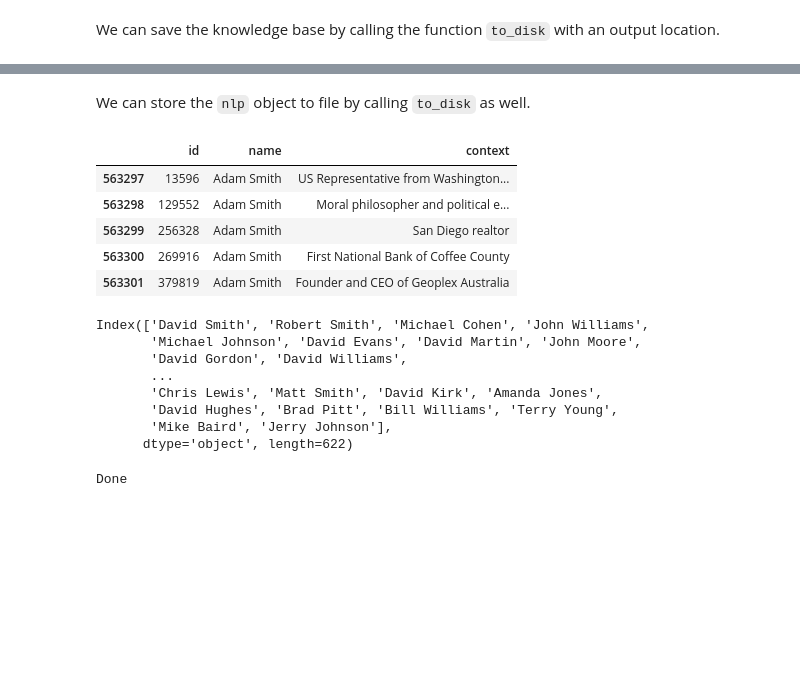
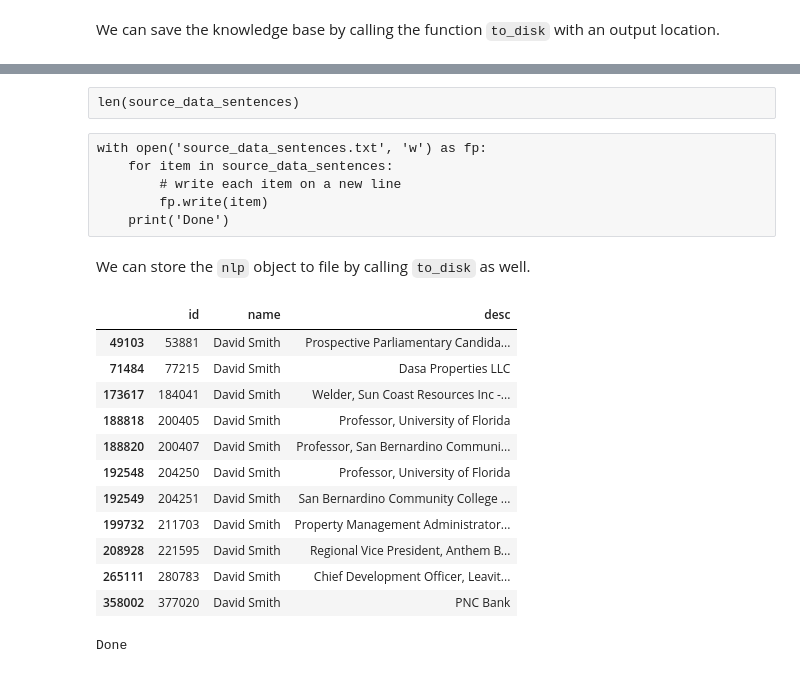
Before and after one commit to guardian/jai_2022_sandbox, a Jupyter notebook: el_notebook.ipynb, the cells around one changed output, grey strips where cells are left out. Saved outputs shown, nothing was run; the diff lists cells and outputs as text; code cells hidden in the pictures; blank space fills up the shorter version.

Commit message:
merging open sanctions to lilsis

```diff
--- a/el_notebook.ipynb
+++ b/el_notebook.ipynb
@@ -47,7 +47,7 @@ The first step to perform Entity Linking, is to set up a knowledge base that con
 # %%
 import pandas as pd
 # %%
-kb_data=pd.read_csv('lilsis_kb.csv',index_col=0)
+kb_data=pd.read_csv('kb_datasets/kb_entities_lilsis.csv',index_col=0)
 # %%
 kb_data.shape
 # %% [output]
@@ -55,3 +55,5 @@ kb_data.shape
+# %%
+kb_data=kb_data[['id','name','desc']]
 # %%
 ## Generate synthetic aliases
 # %%
@@ -198,3 +199,11 @@ Done
+# %% [raw]
+len(source_data_sentences)
+# %% [raw]
+with open('source_data_sentences.txt', 'w') as fp:
+    for item in source_data_sentences:
+        # write each item on a new line
+        fp.write(item)
+    print('Done')
 # %%
 # change the directory and file names to whatever you like
 import os
@@ -209,23 +218,20 @@ nlp.to_disk(output_dir / "my_nlp")
 # %%
-kb_data[kb_data['name']=='Adam Smith']
+kb_data[kb_data['name']=='David Smith']
 # %% [output]
-|  | id | name | context |
-| 563297 | 13596 | Adam Smith | US Representative from Washington... |
-| 563298 | 129552 | Adam Smith | Moral philosopher and political e... |
-| 563299 | 256328 | Adam Smith | San Diego realtor |
-| 563300 | 269916 | Adam Smith | First National Bank of Coffee County |
-| 563301 | 379819 | Adam Smith | Founder and CEO of Geoplex Australia |
+|  | id | name | desc |
+| 49103 | 53881 | David Smith | Prospective Parliamentary Candida... |
+| 71484 | 77215 | David Smith | Dasa Properties LLC |
+| 173617 | 184041 | David Smith | Welder, Sun Coast Resources Inc -... |
+| 188818 | 200405 | David Smith | Professor, University of Florida |
+| 188820 | 200407 | David Smith | Professor, San Bernardino Communi... |
+| 192548 | 204250 | David Smith | Professor, University of Florida |
+| 192549 | 204251 | David Smith | San Bernardino Community College ... |
+| 199732 | 211703 | David Smith | Property Management Administrator... |
+| 208928 | 221595 | David Smith | Regional Vice President, Anthem B... |
+| 265111 | 280783 | David Smith | Chief Development Officer, Leavit... |
+| 358002 | 377020 | David Smith | PNC Bank |
 # %%
 s=kb_data['name'].value_counts()>1
-# %% [output]
-Index(['David Smith', 'Robert Smith', 'Michael Cohen', 'John Williams',
-       'Michael Johnson', 'David Evans', 'David Martin', 'John Moore',
-       'David Gordon', 'David Williams',
-       ...
-       'Chris Lewis', 'Matt Smith', 'David Kirk', 'Amanda Jones',
-       'David Hughes', 'Brad Pitt', 'Bill Williams', 'Terry Young',
-       'Mike Baird', 'Jerry Johnson'],
-      dtype='object', length=622)
 # %%
 alias_df=kb_data[kb_data['name'].isin(s[s].index)].sort_values(by=['name','id'])
 #alias_df.to_csv('aliases.csv')
```
Also changed, not shown: parts of 46 cells of this notebook, 12 other files.
